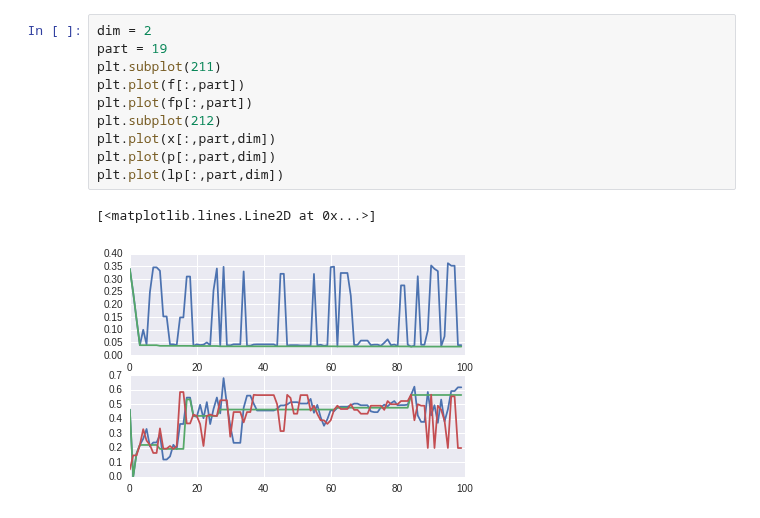
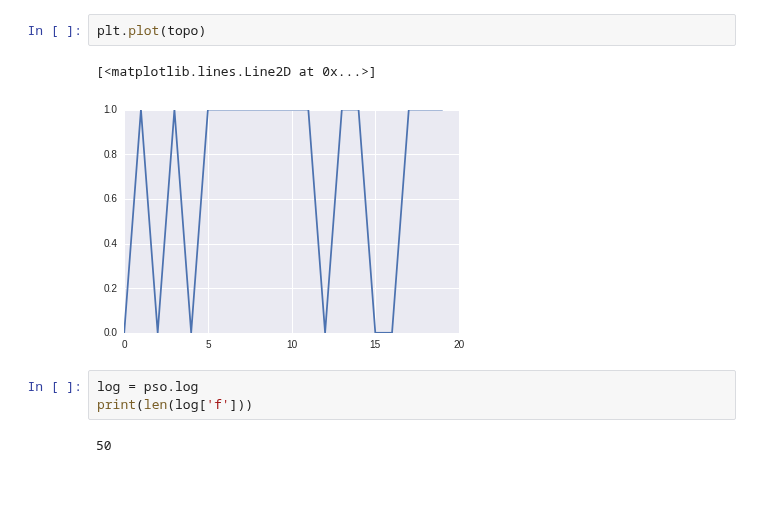
Before and after one commit to bchappet/dnfpy, a Jupyter notebook: src/dnfpyUtils/optimisation/Test SPSO DNF.ipynb, the cells around one changed output. Drawn from its saved outputs; the diff is of its cells as text; blank space fills up the shorter version.

```diff
--- a/src/dnfpyUtils/optimisation/Test SPSO DNF.ipynb
+++ b/src/dnfpyUtils/optimisation/Test SPSO DNF.ipynb
@@ -49,13 +154,10 @@ print(lp.shape)
-# %%
-dim = 2
-part = 19
-plt.subplot(211)
-plt.plot(f[:,part])
-plt.plot(fp[:,part])
-plt.subplot(212)
-plt.plot(x[:,part,dim])
-plt.plot(p[:,part,dim])
-plt.plot(lp[:,part,dim])
-# %% [output]
-[<matplotlib.lines.Line2D at 0x...>]
-[figure, removed]
+# %%
+plt.plot(topo)
+# %% [output]
+[<matplotlib.lines.Line2D at 0x...>]
+[figure, added]
+# %%
+log = pso.log
+print(len(log['f']))
+# %% [output]
+50
```
Also changed, not shown: parts of 19 cells of this notebook, 18 other files.
